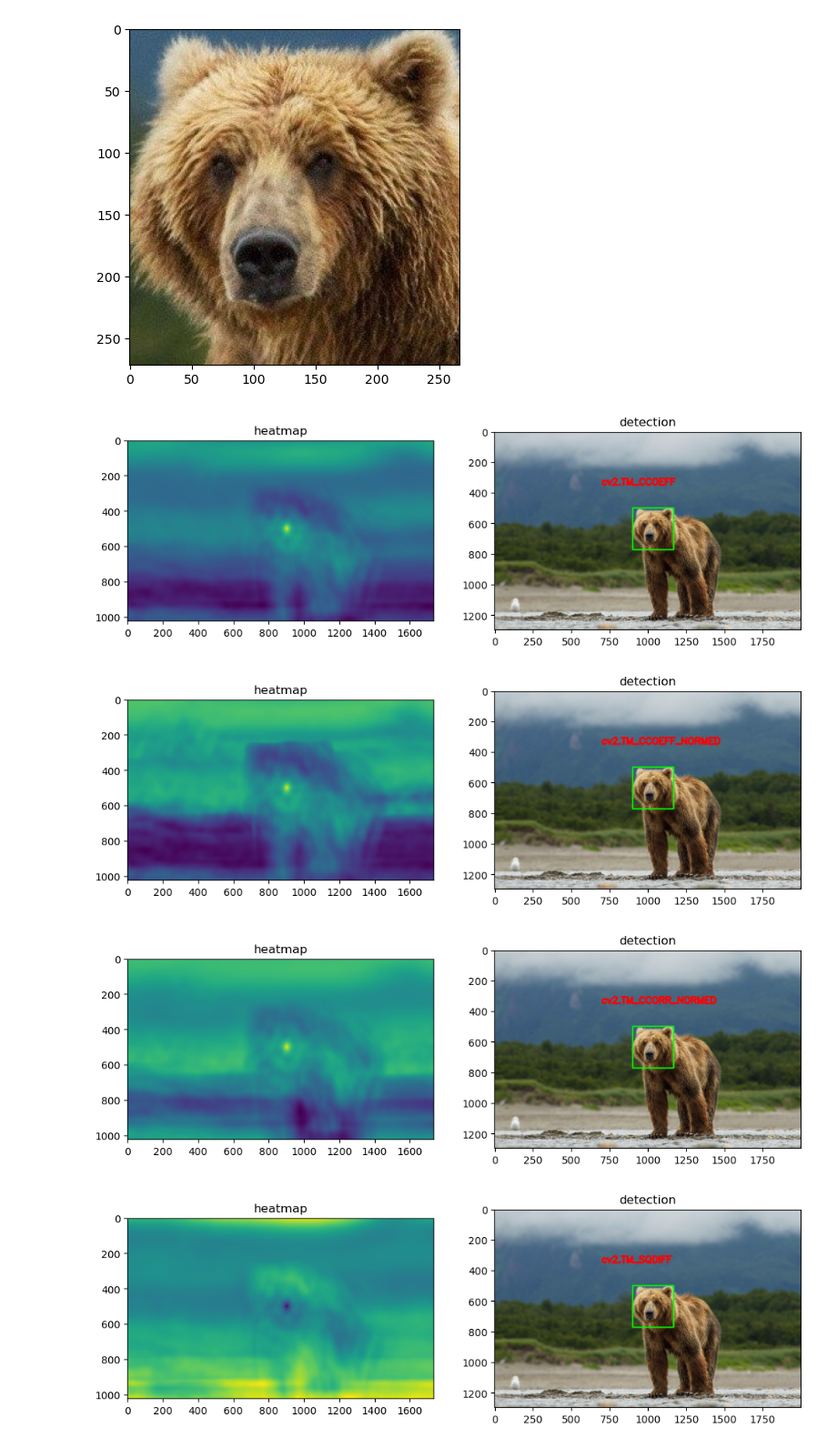
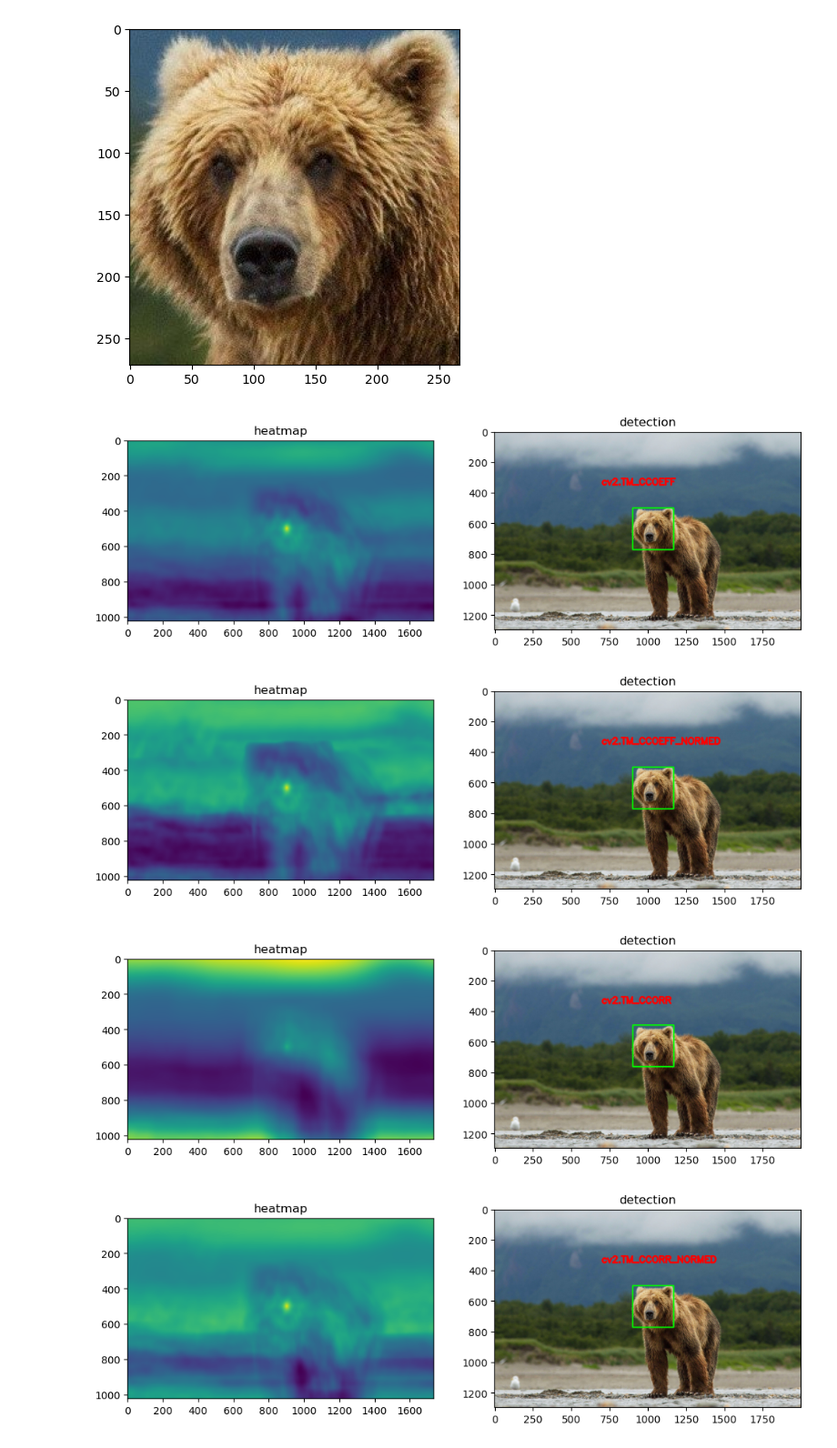
Before and after one commit to anandanraju/Object_Detection_Using_OpenCV, a Jupyter notebook: Object_Detection_Using_OpenCV.ipynb, the cells around one changed output. Shown at 91% size. Drawn from its saved outputs; the diff is of its cells as text; code cells hidden in the pictures.

```diff
--- a/Object_Detection_Using_OpenCV.ipynb
+++ b/Object_Detection_Using_OpenCV.ipynb
@@ -57,7 +57,7 @@ plt.imshow(part)
 <matplotlib.image.AxesImage at 0x...>
 [figure]
 # %%
-methods = ['cv2.TM_CCOEFF','cv2.TM_CCOEFF_NORMED','cv2.TM_CCORR_NORMED','cv2.TM_SQDIFF','cv2.TM_SQDIFF_NORMED']
+methods = ['cv2.TM_CCOEFF','cv2.TM_CCOEFF_NORMED','cv2.TM_CCORR','cv2.TM_CCORR_NORMED','cv2.TM_SQDIFF','cv2.TM_SQDIFF_NORMED']
 
 for i in methods:
     func = eval(i)
@@ -69,32 +69,37 @@ for i in methods:
 
 
     if i in ['cv2.TM_SQDIFF','cv2.TM_SQDIFF_NORMED']:
         top_left = min_loc
+        height,width,channel = part.shape
+        bot_right = (top_left[0]+width,top_left[1]+height)
+
+    elif i in ['cv2.TM_CCORR']:
+        top_left = tuple(map(lambda i,j : i-j, min_loc,(100,282)))
         height,width,channel = part.shape
         bot_right = (top_left[0]+width,top_left[1]+height)
 
     else:
         top_left = max_loc
         height,width,channel = part.shape
         bot_right = (top_left[0]+width,top_left[1]+height)
 
     cv2.rectangle(full_img,top_left,bot_right,(0,255,0),8)
     font = cv2.FONT_HERSHEY_SIMPLEX
 
     cv2.putText(full_img,text=i,org = (700,350),fontFace=font,fontScale = 2,color = (255,0,0),thickness=10,lineType = cv2.LINE_AA)
 
     plt.figure(figsize=(12,10))
     plt.subplot(121)
     plt.imshow(res)
     plt.title('heatmap')
 
     plt.subplot(122)
     plt.imshow(full_img)
     plt.title('detection')
 
     plt.show()
 # %% [output]
 [figure]
 [figure]
-[figure, old version]
+[figure, new version]
-[figure, old version]
+[figure, new version]
```
Also changed, not shown: parts of 20 cells of this notebook.
